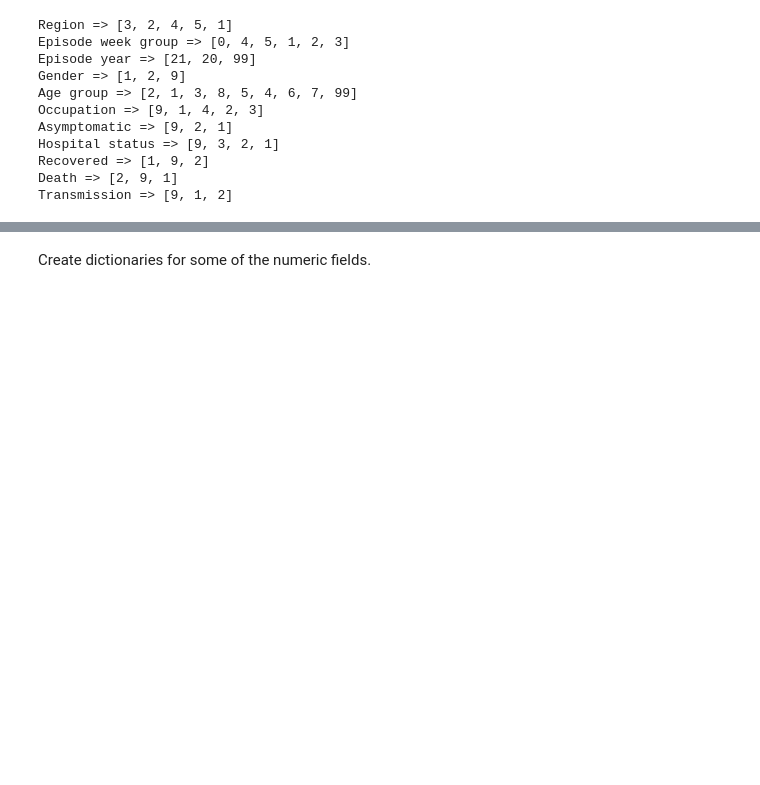
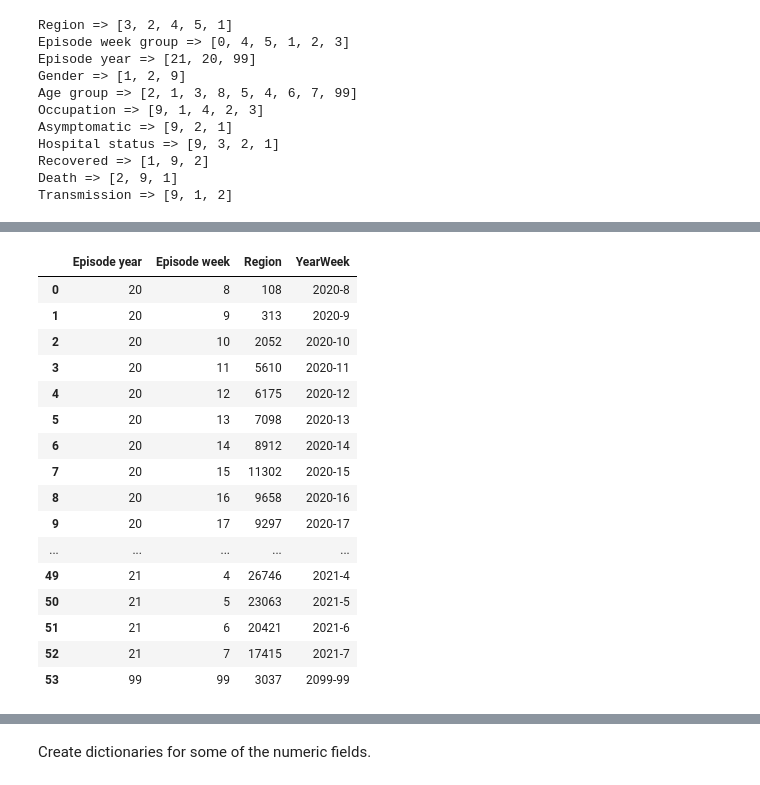
Before and after one commit to rkaunismaa/Covid19, a Jupyter notebook: COVID19-eng.ipynb, the cells around one changed output, grey strips where cells are left out. Drawn from its saved outputs; the diff is of its cells as text; code cells hidden in the pictures; blank space fills up the shorter version.

```diff
--- a/COVID19-eng.ipynb
+++ b/COVID19-eng.ipynb
@@ -120,0 +133,22 @@ if createDb:
+# %%
+weeklyCaseCount = covid19.groupby(['Episode year','Episode week'])['Region'].count().reset_index()
+weeklyCaseCount['YearWeek'] = '20' + weeklyCaseCount['Episode year'].astype(str) + '-' + weeklyCaseCount['Episode week'].astype(str)
+weeklyCaseCount.head(54)
+# %% [output]
+|  | Episode year | Episode week | Region | YearWeek |
+| 0 | 20 | 8 | 108 | 2020-8 |
+| 1 | 20 | 9 | 313 | 2020-9 |
+| 2 | 20 | 10 | 2052 | 2020-10 |
+| 3 | 20 | 11 | 5610 | 2020-11 |
+| 4 | 20 | 12 | 6175 | 2020-12 |
+| 5 | 20 | 13 | 7098 | 2020-13 |
+| 6 | 20 | 14 | 8912 | 2020-14 |
+| 7 | 20 | 15 | 11302 | 2020-15 |
+| 8 | 20 | 16 | 9658 | 2020-16 |
+| 9 | 20 | 17 | 9297 | 2020-17 |
+| ... | ... | ... | ... | ... |
+| 49 | 21 | 4 | 26746 | 2021-4 |
+| 50 | 21 | 5 | 23063 | 2021-5 |
+| 51 | 21 | 6 | 20421 | 2021-6 |
+| 52 | 21 | 7 | 17415 | 2021-7 |
+| 53 | 99 | 99 | 3037 | 2099-99 |
```
Also changed, not shown: parts of 4 cells of this notebook.
